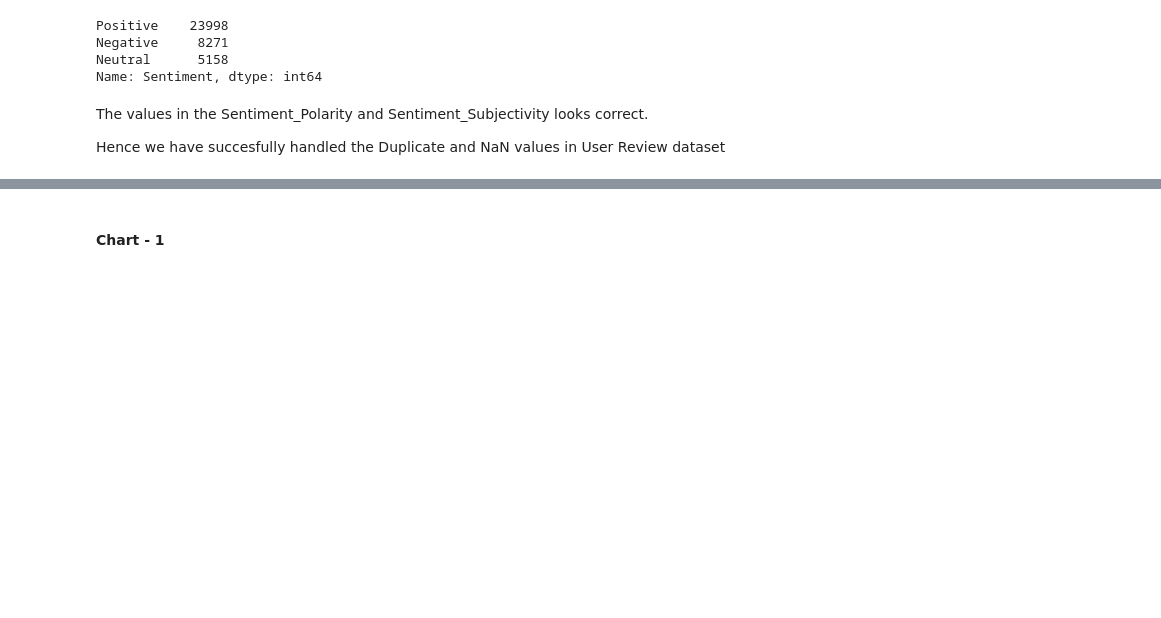
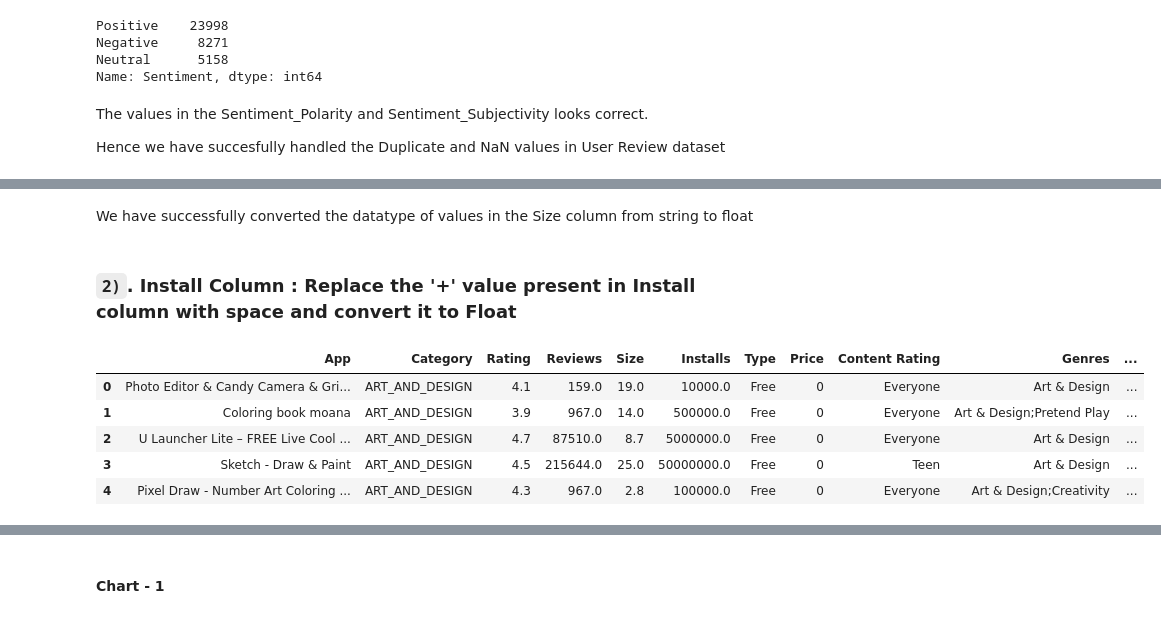
Before and after one commit to hbansal27/Google_Play_Store_Apps_Ratings_EDA, a Jupyter notebook: Play_Store_App_Review_Analysis_EDA.ipynb, the cells around one changed output, grey strips where cells are left out. Cells and saved outputs as stored; diff of their text form; code cells hidden in the pictures; blank space fills up the shorter version.

```diff
--- a/Play_Store_App_Review_Analysis_EDA.ipynb
+++ b/Play_Store_App_Review_Analysis_EDA.ipynb
@@ -701,0 +801,3 @@ Hence we have succesfully handled the Duplicate and NaN values in User Review da
+# %%
+ps_data.loc[ps_data['Size']=='Varies with device','Size']=median_size
+ps_data['Size']=ps_data['Size'].apply(lambda x: float(x))
@@ -701,0 +819,20 @@ Hence we have succesfully handled the Duplicate and NaN values in User Review da
+# %% [markdown]
+We have successfully converted the datatype of values in the Size column from string to float
+# %% [markdown]
+### **`2)`. Install Column :** Replace the '+' value present in Install column with space and convert it to Float
+# %%
+#Replacing '+' and ',' with the space
+ps_data['Installs']=ps_data['Installs'].apply(lambda x: str(x).replace("+",'') if "+" in str(x) else x)
+ps_data['Installs']=ps_data['Installs'].apply(lambda x: str(x).replace(",",'')if "," in str(x) else x)
+# %%
+#Converting Data type of Installs to float
+ps_data['Installs'] = ps_data['Installs'].apply(lambda x : float(x))
+# %%
+ps_data.head()
+# %% [output]
+|  | App | Category | Rating | Reviews | Size | Installs | Type | Price | Content Rating | Genres | ... |
+| 0 | Photo Editor & Candy Camera & Gri... | ART_AND_DESIGN | 4.1 | 159.0 | 19.0 | 10000.0 | Free | 0 | Everyone | Art & Design | ... |
+| 1 | Coloring book moana | ART_AND_DESIGN | 3.9 | 967.0 | 14.0 | 500000.0 | Free | 0 | Everyone | Art & Design;Pretend Play | ... |
+| 2 | U Launcher Lite – FREE Live Cool ... | ART_AND_DESIGN | 4.7 | 87510.0 | 8.7 | 5000000.0 | Free | 0 | Everyone | Art & Design | ... |
+| 3 | Sketch - Draw & Paint | ART_AND_DESIGN | 4.5 | 215644.0 | 25.0 | 50000000.0 | Free | 0 | Teen | Art & Design | ... |
+| 4 | Pixel Draw - Number Art Coloring ... | ART_AND_DESIGN | 4.3 | 967.0 | 2.8 | 100000.0 | Free | 0 | Everyone | Art & Design;Creativity | ... |
```
Also changed, not shown: parts of 38 cells of this notebook.
